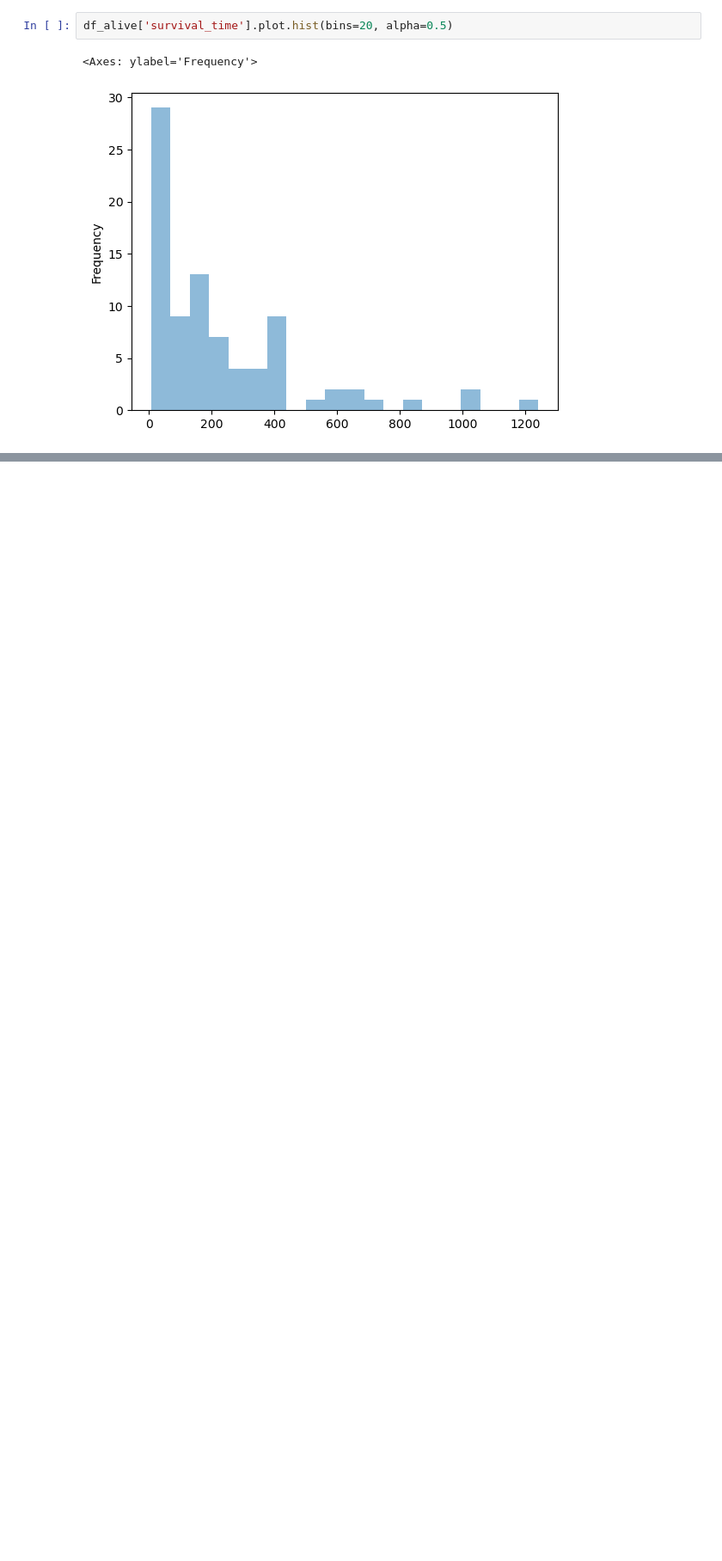
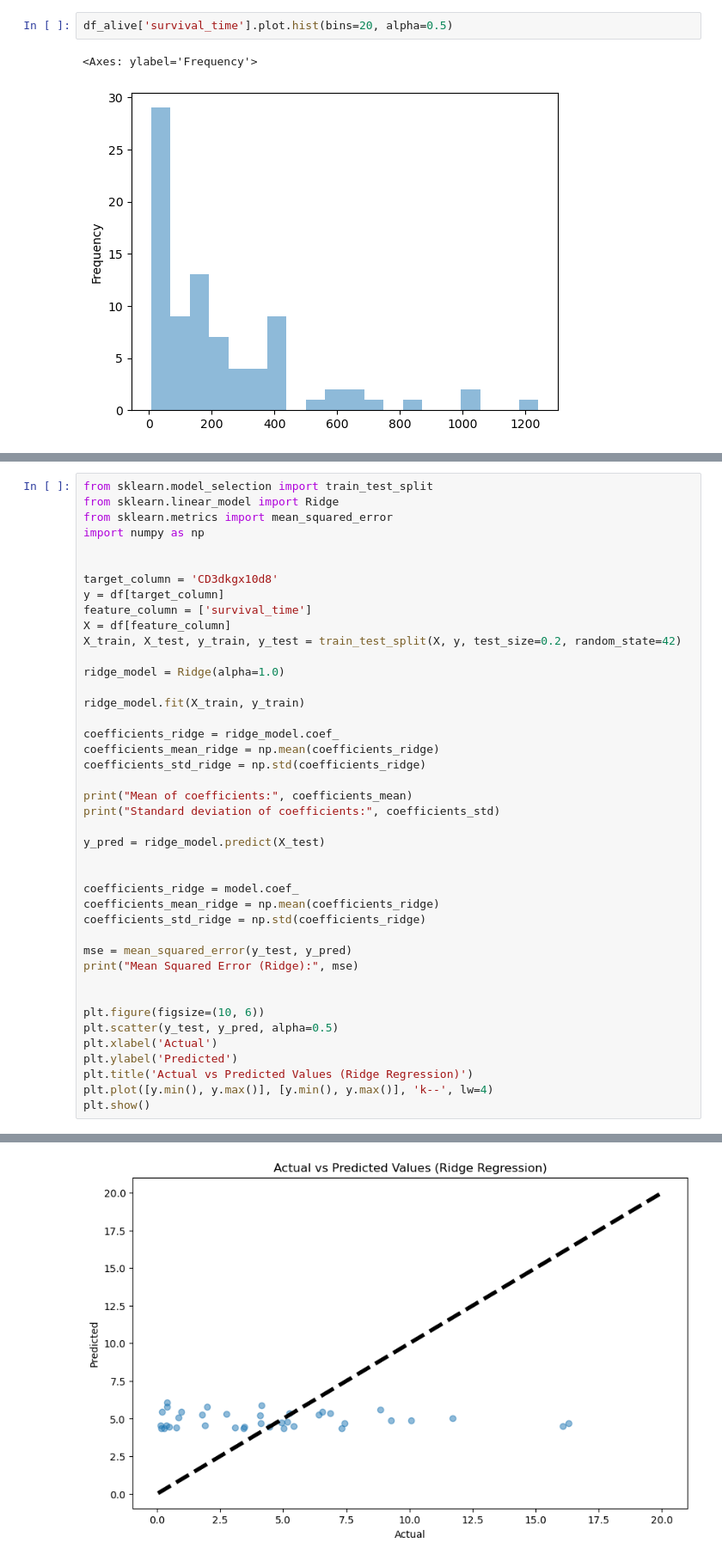
Before and after one commit to kekvaat/Children-Bone-Marrow-Transplant, a Jupyter notebook: Bone_marrow_tx_children.ipynb, the cells around one changed output, grey strips where cells are left out. Shown at 86% size. Cells and saved outputs as stored; diff of their text form; blank space fills up the shorter version.

```diff
--- a/Bone_marrow_tx_children.ipynb
+++ b/Bone_marrow_tx_children.ipynb
@@ -168,0 +223,43 @@ df_alive['survival_time'].plot.hist(bins=20, alpha=0.5)
+# %%
+from sklearn.model_selection import train_test_split
+from sklearn.linear_model import Ridge
+from sklearn.metrics import mean_squared_error
+import numpy as np
+
+
+target_column = 'CD3dkgx10d8'
+y = df[target_column]
+feature_column = ['survival_time']
+X = df[feature_column]
+X_train, X_test, y_train, y_test = train_test_split(X, y, test_size=0.2, random_state=42)
+
+ridge_model = Ridge(alpha=1.0)
+
+ridge_model.fit(X_train, y_train)
+
+coefficients_ridge = ridge_model.coef_
+coefficients_mean_ridge = np.mean(coefficients_ridge)
+coefficients_std_ridge = np.std(coefficients_ridge)
+
+print("Mean of coefficients:", coefficients_mean)
+print("Standard deviation of coefficients:", coefficients_std)
+
+y_pred = ridge_model.predict(X_test)
+
+
+coefficients_ridge = model.coef_
+coefficients_mean_ridge = np.mean(coefficients_ridge)
+coefficients_std_ridge = np.std(coefficients_ridge)
+
+mse = mean_squared_error(y_test, y_pred)
+print("Mean Squared Error (Ridge):", mse)
+
+
+plt.figure(figsize=(10, 6))
+plt.scatter(y_test, y_pred, alpha=0.5)
+plt.xlabel('Actual')
+plt.ylabel('Predicted')
+plt.title('Actual vs Predicted Values (Ridge Regression)')
+plt.plot([y.min(), y.max()], [y.min(), y.max()], 'k--', lw=4)
+plt.show()
+# %% [output]
@@ -168,0 +269 @@ df_alive['survival_time'].plot.hist(bins=20, alpha=0.5)
+[figure, added]
```
Also changed, not shown: parts of 7 cells of this notebook.
